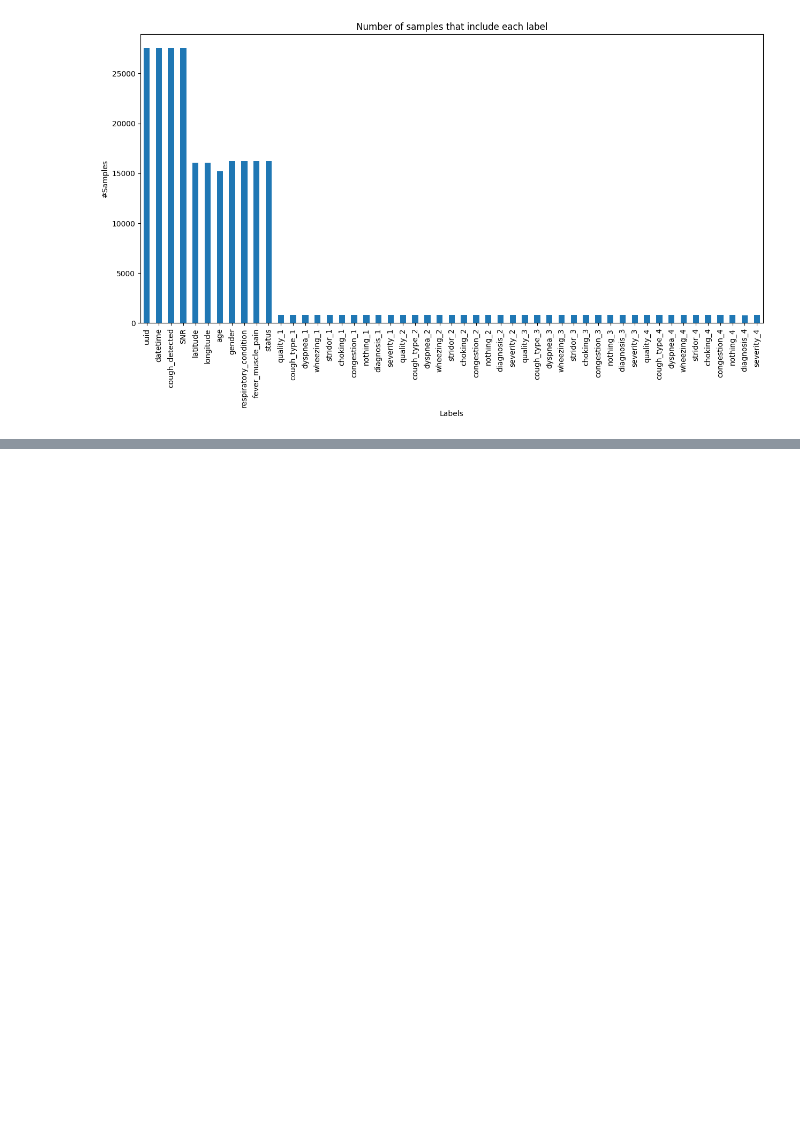
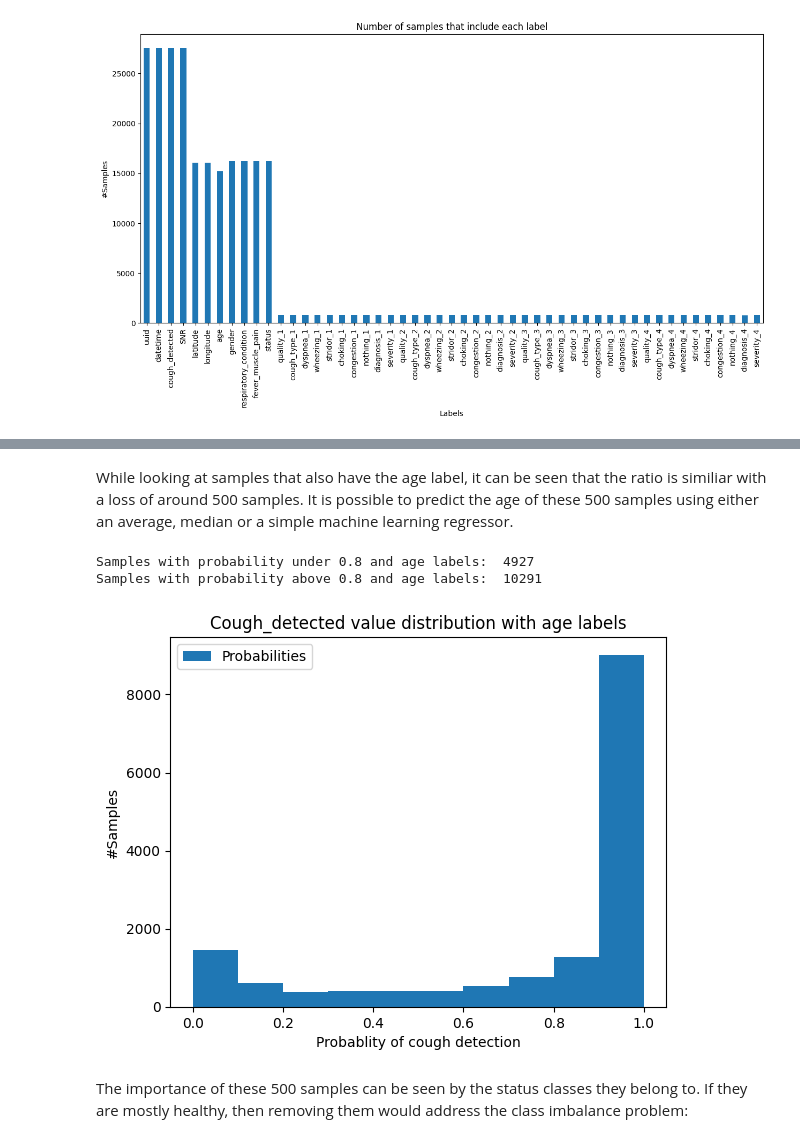
Before and after one commit to susmiranda/avs8-840-deep-learning-mini-project, a Jupyter notebook: datasetExplorationReport.ipynb, the cells around one changed output, grey strips where cells are left out. Cells and saved outputs as stored; diff of their text form; code cells hidden in the pictures; blank space fills up the shorter version.

```diff
--- a/datasetExplorationReport.ipynb
+++ b/datasetExplorationReport.ipynb
@@ -152,0 +253,27 @@ The results of a combination analysis shows that if a sample has a gender label,
+# %% [markdown]
+While looking at samples that also have the age label, it can be seen that the ratio is similiar with a loss of around 500 samples. It is possible to predict the age of these 500 samples using either an average, median or a simple machine learning regressor.
+# %%
+saveDir = "cough_detected_dist_with_age.png"
+Fig, ax = plt.subplots()
+DF2 = DF[DF.notna()["age"]]["cough_detected"].to_frame(name="Probabilities")
+#DF[DF.notna()["age"]]["cough_detected"].plot.hist(bins=10, ax=ax)
+DF2.plot.hist(bins=10, ax=ax)
+ax.set_title("Cough_detected value distribution with age labels")
+ax.tick_params(axis='x', labelrotation=0)
+ax.set_xlabel("Probablity of cough detection")
+ax.set_ylabel("#Samples")
+Fig.savefig(saveDir, dpi=200, bbox_inches="tight")
+print("Samples with probability under 0.8 and age labels: ", (DF[DF.notna()["age"]]["cough_detected"] < 0.8).sum())
+print("Samples with probability above 0.8 and age labels: ", (DF[DF.notna()["age"]]["cough_detected"] >= 0.8).sum())
+if useWandb:
+    wandb.run.log({"cough_detected_dist_with_age": wandb.Image(saveDir)})
+    table = wandb.Table(dataframe=DF2)
+    #wandb.log({"cough_detected_dist_with_age_table": table})
+    wandb.log({"cough_detected_dist_with_age" : wandb.plot.histogram(table, "Probabilities",
+                            title="Cough_detected value distribution with age labels")})
+# %% [output]
+Samples with probability under 0.8 and age labels:  4927
+Samples with probability above 0.8 and age labels:  10291
+[figure, added]
+# %% [markdown]
+The importance of these 500 samples can be seen by the status classes they belong to. If they are mostly healthy, then removing them would address the class imbalance problem:
```
Also changed, not shown: parts of 23 cells of this notebook, 1 other file.
